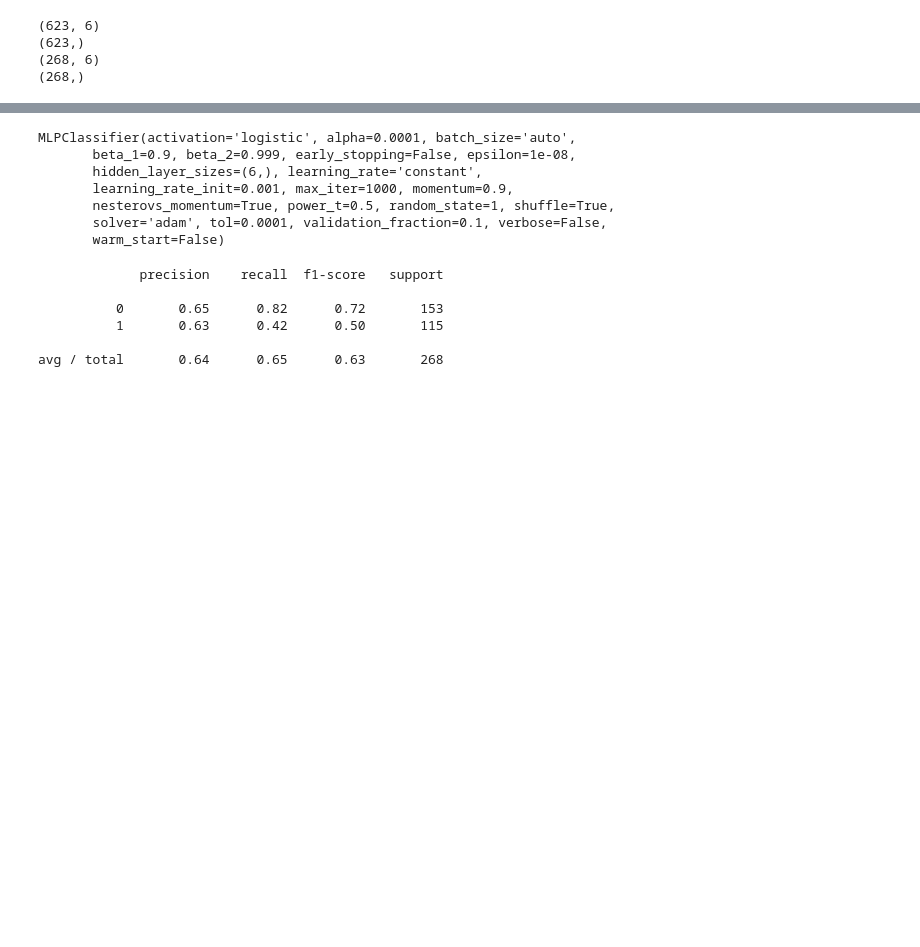
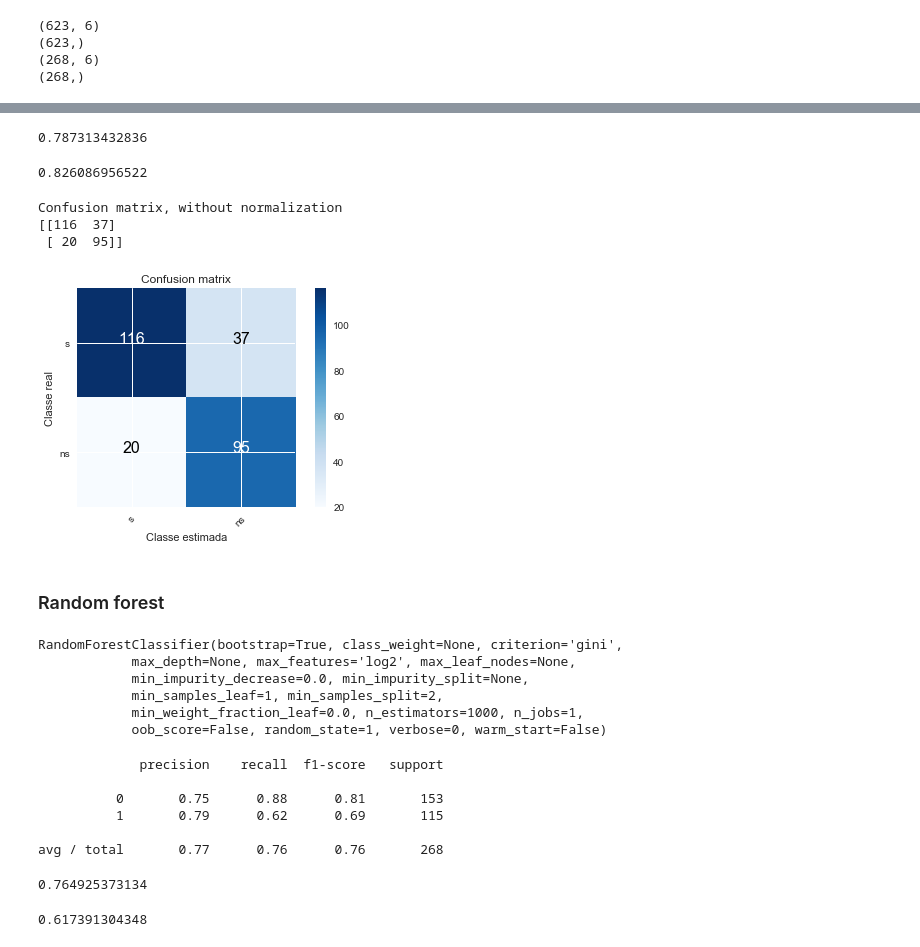
Before and after one commit to luanrubensf/titanic-ml, a Jupyter notebook: machine-learning.ipynb, the cells around one changed output, grey strips where cells are left out. Drawn from its saved outputs; the diff is of its cells as text; code cells hidden in the pictures; blank space fills up the shorter version.

```diff
--- a/machine-learning.ipynb
+++ b/machine-learning.ipynb
@@ -159,5 +214,10 @@ Still improving
 # %%
-svc_model = SVC(C=10, gamma=5, random_state=random_state)
+svc_model = SVC(C=11.1, gamma=8.4,
+                kernel='rbf',
+                class_weight='balanced',
+                tol=1e-5,
+                max_iter=100000000,
+                random_state=random_state)
 # %%
 svc_model.fit(X_train, y_train)
 # %% [output]
@@ -183,0 +239,18 @@ mlp_model = MLPClassifier(activation='logistic',
+# %%
+print(accuracy_score(y_test, predictions_svc))
+# %% [output]
+0.787313432836
+# %%
+print(recall_score(y_test, predictions_svc))
+# %% [output]
+0.826086956522
+# %%
+cm_svm = confusion_matrix(y_test, predictions_svc)
+plot_confusion_matrix(cm_svm, ['s', 'ns'], font_size=16)
+# %% [output]
+Confusion matrix, without normalization
+[[116  37]
+ [ 20  95]]
+[figure, added]
+# %% [markdown]
+### Random forest
@@ -184,11 +264,10 @@ mlp_model = MLPClassifier(activation='logistic',
 # %%
-mlp_model.fit(X_train, y_train)
+rf_model.fit(X_train, y_train)
 # %% [output]
-MLPClassifier(activation='logistic', alpha=0.0001, batch_size='auto',
-       beta_1=0.9, beta_2=0.999, early_stopping=False, epsilon=1e-08,
-       hidden_layer_sizes=(6,), learning_rate='constant',
-       learning_rate_init=0.001, max_iter=1000, momentum=0.9,
-       nesterovs_momentum=True, power_t=0.5, random_state=1, shuffle=True,
-       solver='adam', tol=0.0001, validation_fraction=0.1, verbose=False,
-       warm_start=False)
+RandomForestClassifier(bootstrap=True, class_weight=None, criterion='gini',
+            max_depth=None, max_features='log2', max_leaf_nodes=None,
+            min_impurity_decrease=0.0, min_impurity_split=None,
+            min_samples_leaf=1, min_samples_split=2,
+            min_weight_fraction_leaf=0.0, n_estimators=1000, n_jobs=1,
+            oob_score=False, random_state=1, verbose=0, warm_start=False)
 # %%
@@ -196,9 +275,17 @@ predictions_mlp = mlp_model.predict(X_test)
 # %%
-print(classification_report(y_test, predictions_mlp))
+print(classification_report(y_test, predictions_rf))
 # %% [output]
              precision    recall  f1-score   support
 
-          0       0.65      0.82      0.72       153
-          1       0.63      0.42      0.50       115
+          0       0.75      0.88      0.81       153
+          1       0.79      0.62      0.69       115
 
-avg / total       0.64      0.65      0.63       268
+avg / total       0.77      0.76      0.76       268
+# %%
+print(accuracy_score(y_test, predictions_rf))
+# %% [output]
+0.764925373134
+# %%
+print(recall_score(y_test, predictions_rf))
+# %% [output]
+0.617391304348
```
Also changed, not shown: parts of 18 cells of this notebook, 1 other file.
